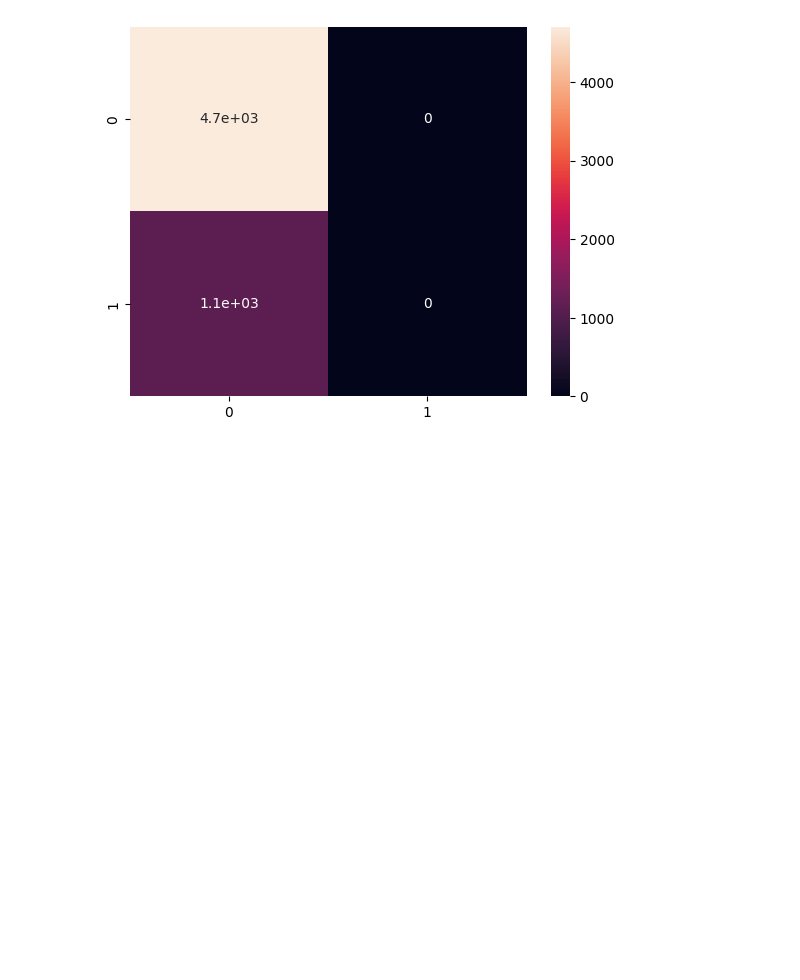
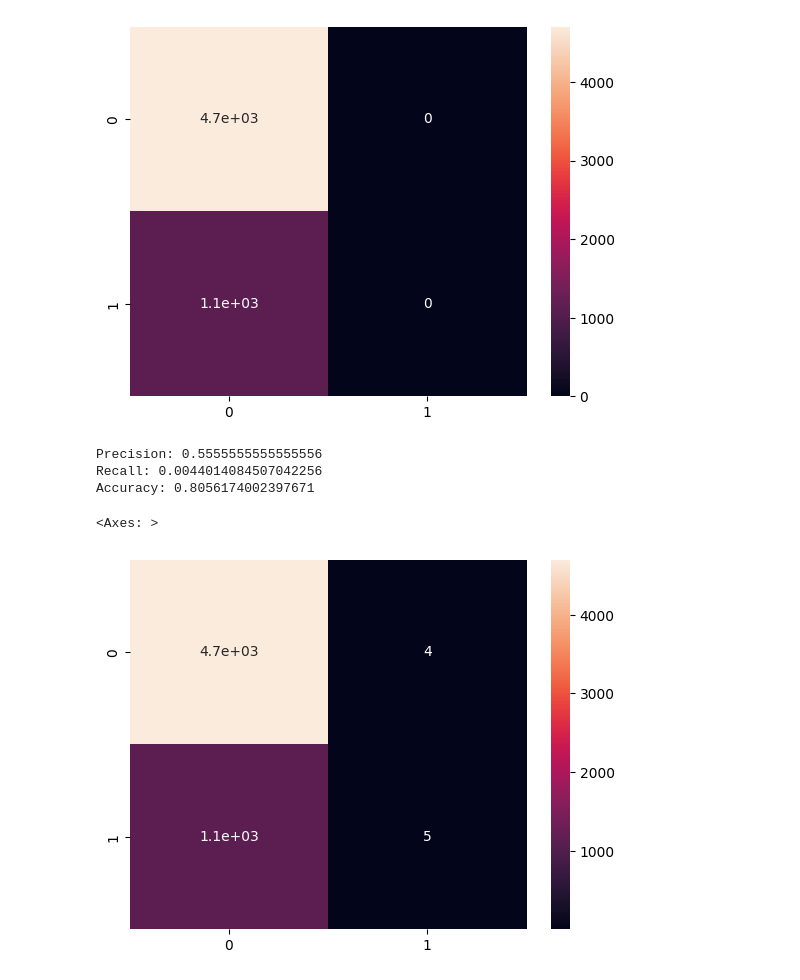
Before and after one commit to samuelleehope/ID5059_Flight_Prediction, a Jupyter notebook: ID5059Project1.ipynb, the cells around one changed output. Saved outputs shown, nothing was run; the diff lists cells and outputs as text; code cells hidden in the pictures; blank space fills up the shorter version.

Commit message:
added GBC and some annotation

```diff
--- a/ID5059Project1.ipynb
+++ b/ID5059Project1.ipynb
@@ -487,3 +493,31 @@ Recall: 0.0
 Accuracy: 0.8054461380373351
 <Axes: >
 [figure]
+# %%
+pipeline = Pipeline([
+    ('preprocessor', preprocessor),
+    ('classifier', GradientBoostingClassifier())
+])
+
+# Fit the pipeline on the training data
+pipeline.fit(X_train, y_train)
+
+
+# Evaluate on the test set
+predictions = pipeline.predict(X_test)
+conf_mat = confusion_matrix(y_test, predictions)
+precision = conf_mat[1,1]/sum(conf_mat[:,1]) if sum(conf_mat[:,1])>0 else 0
+recall = conf_mat[1,1]/sum(conf_mat[1,:])
+accuracy = (conf_mat[0,0]+conf_mat[1,1])/(sum(conf_mat[0,:])+sum(conf_mat[1,:]))
+f1_score = precision*recall/(precision+recall)
+
+print(f'Precision: {precision}')
+print(f'Recall: {recall}')
+print(f'Accuracy: {accuracy}')
+sns.heatmap(conf_mat, annot=True)
+# %% [output]
+Precision: 0.5555555555555556
+Recall: 0.0044014084507042256
+Accuracy: 0.8056174002397671
+<Axes: >
+[figure, added]
```
Also changed, not shown: parts of 11 cells of this notebook.
